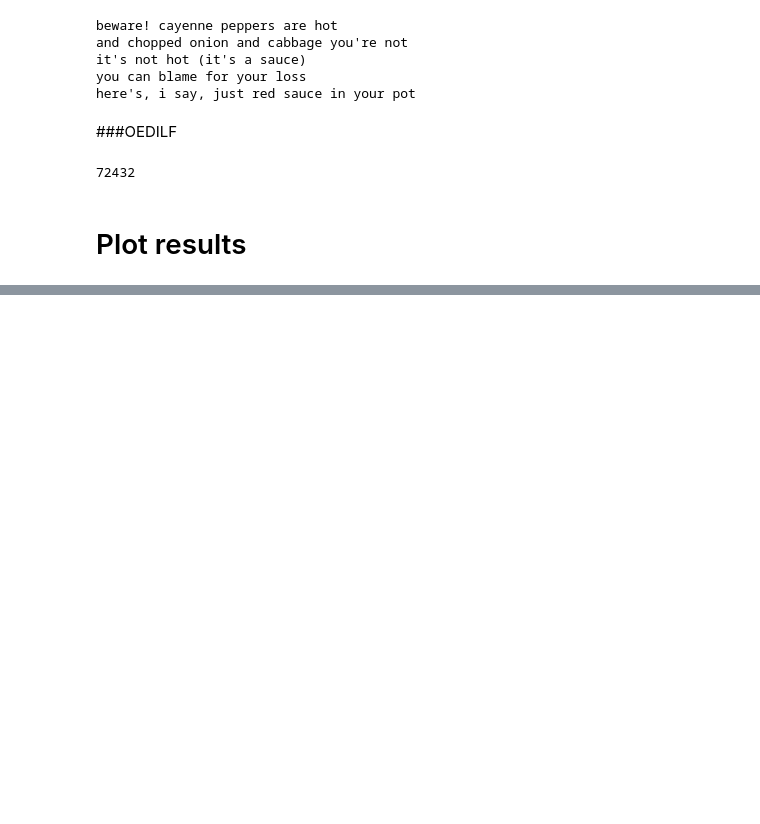
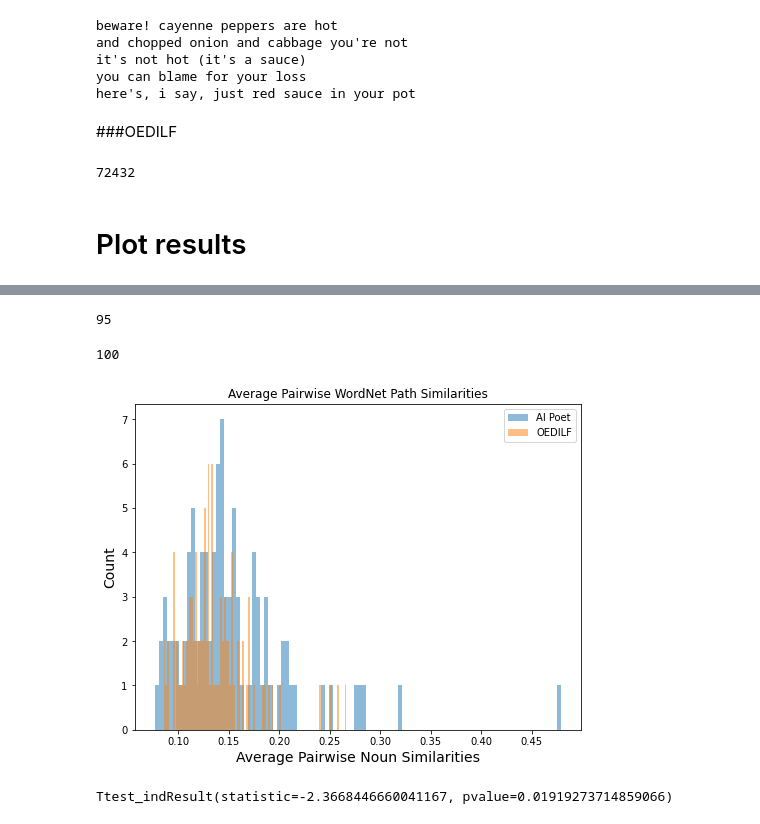
Before and after one commit to coderalo/11785-automatic-poetry-generation, a Jupyter notebook: experimental/BERT_embeddings.ipynb, the cells around one changed output, grey strips where cells are left out. Drawn from its saved outputs; the diff is of its cells as text; code cells hidden in the pictures; blank space fills up the shorter version.

Commit message:
Added experiments for WordNet similarity metrics

```diff
--- a/experimental/BERT_embeddings.ipynb
+++ b/experimental/BERT_embeddings.ipynb
@@ -343,0 +370,6 @@ Ttest_indResult(statistic=0.8907533175738802, pvalue=0.3741811939324292)
+# %%
+for i, std in enumerate(gpt2_stds):
+    if std > 8:
+        print(i, std)
+        print(gpt2_poems[gpt2_poems_indices[i]])
+        print()
@@ -343,0 +476,45 @@ Ttest_indResult(statistic=0.8907533175738802, pvalue=0.3741811939324292)
+# %%
+gpt2_avg_path_dist = []
+
+for gpt2_poem_index in gpt2_poems_indices:
+    gpt2_poem = gpt2_poems[gpt2_poem_index]
+
+    nouns = get_nouns_in_poem(gpt2_poem)
+    nouns = [x[1] for x in nouns]
+
+    gpt2_avg_path_dist.append(get_avg_pairwise_noun_distance(nouns, similarity_metric='path'))
+
+gpt2_path_distances = [dist for dist in gpt2_avg_path_dist if dist is not None]
+len(gpt2_path_distances)
+# %% [output]
+95
+# %%
+oedilf_avg_path_dist = []
+
+for oedilf_poem_index in oedilf_poem_indices:
+    oedilf_poem = '\n'.join(oedilf_poems[oedilf_poem_index]['lines'])
+
+    nouns = get_nouns_in_poem(oedilf_poem)
+    nouns = [x[1] for x in nouns]
+
+    oedilf_avg_path_dist.append(get_avg_pairwise_noun_distance(nouns, similarity_metric='path'))
+
+oedilf_path_distances = [dist for dist in oedilf_avg_path_dist if dist is not None]
+len(oedilf_path_distances)
+# %% [output]
+100
+# %%
+plt.figure(figsize=(8,6))
+plt.hist(gpt2_path_distances, bins=100, alpha=0.5, label="AI Poet")
+plt.hist(oedilf_path_distances, bins=100, alpha=0.5, label="OEDILF")
+plt.xlabel("Average Pairwise Noun Similarities", size=14)
+plt.ylabel("Count", size=14)
+plt.title("Average Pairwise WordNet Path Similarities")
+plt.legend(loc='upper right')
+plt.show()
+# %% [output]
+[figure, added]
+# %%
+scipy.stats.ttest_ind(oedilf_path_distances, gpt2_path_distances, axis=0, equal_var=False)
+# %% [output]
+Ttest_indResult(statistic=-2.3668446660041167, pvalue=0.01919273714859066)
```
Also changed, not shown: parts of 25 cells of this notebook.
